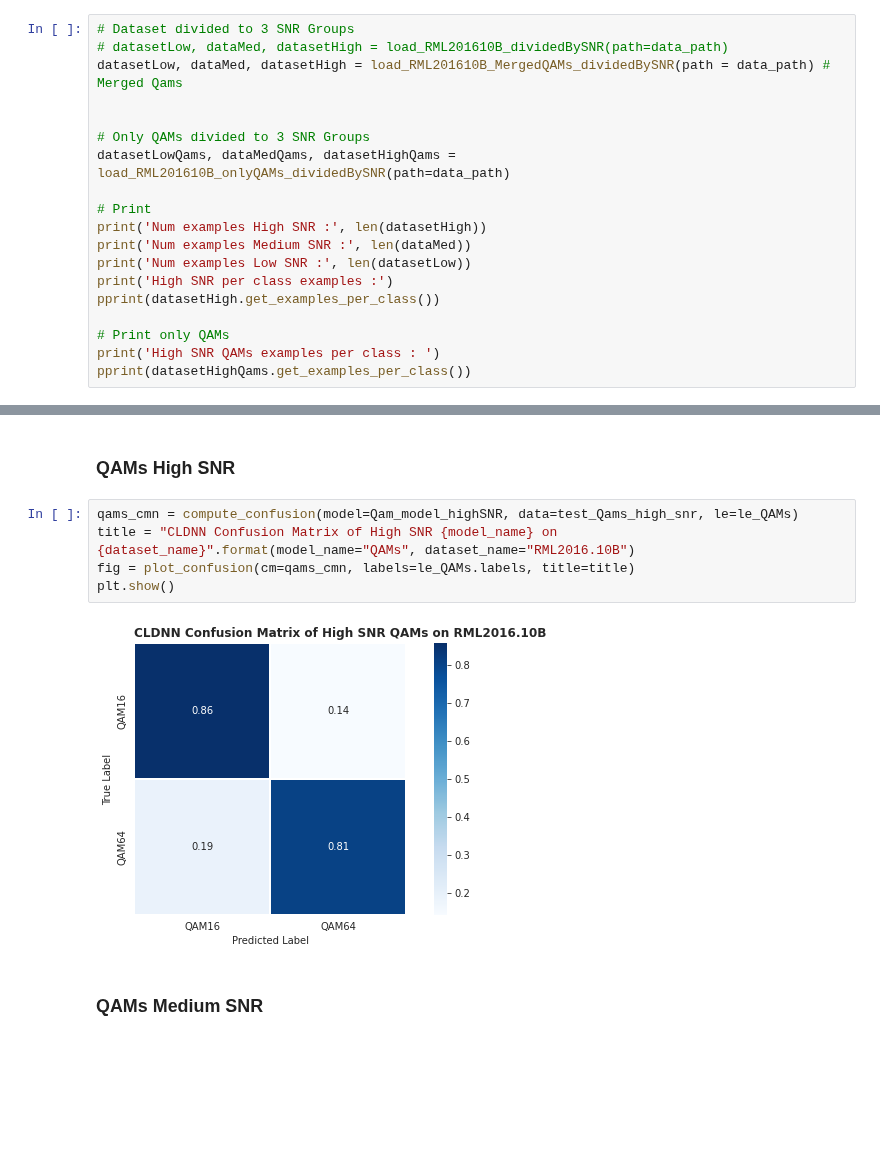
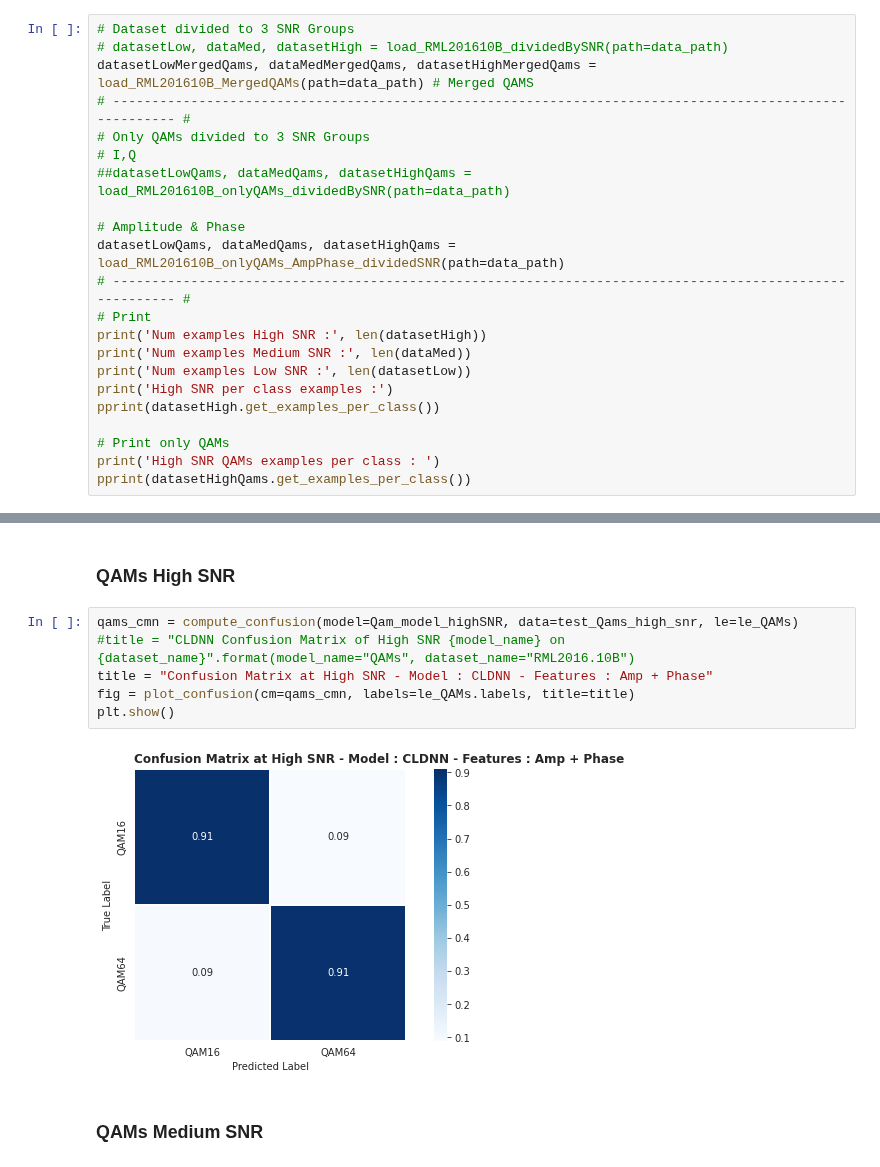
Before and after one commit to YairYarden/DeepCascadingAMC, a Jupyter notebook: Ex1.ipynb, the cells around one changed output, grey strips where cells are left out. Drawn from its saved outputs; the diff is of its cells as text; blank space fills up the shorter version.

```diff
--- a/Ex1.ipynb
+++ b/Ex1.ipynb
@@ -259,12 +119,15 @@ pprint(dataset.get_examples_per_class())
 # %%
 # Dataset divided to 3 SNR Groups
 # datasetLow, dataMed, datasetHigh = load_RML201610B_dividedBySNR(path=data_path)
-datasetLow, dataMed, datasetHigh = load_RML201610B_MergedQAMs_dividedBySNR(path = data_path) # Merged Qams
+datasetLowMergedQams, dataMedMergedQams, datasetHighMergedQams = load_RML201610B_MergedQAMs(path=data_path) # Merged QAMS
+# -------------------------------------------------------------------------------------------------------- #
+# Only QAMs divided to 3 SNR Groups
+# I,Q
+##datasetLowQams, dataMedQams, datasetHighQams = load_RML201610B_onlyQAMs_dividedBySNR(path=data_path)
 
-
-# Only QAMs divided to 3 SNR Groups
-datasetLowQams, dataMedQams, datasetHighQams = load_RML201610B_onlyQAMs_dividedBySNR(path=data_path)
-
+# Amplitude & Phase
+datasetLowQams, dataMedQams, datasetHighQams = load_RML201610B_onlyQAMs_AmpPhase_dividedSNR(path=data_path)
+# -------------------------------------------------------------------------------------------------------- #
 # Print
 print('Num examples High SNR :', len(datasetHigh))
 print('Num examples Medium SNR :', len(dataMed))
@@ -1061,11 +1049,12 @@ plt.show()
 ### QAMs High SNR
 # %%
 qams_cmn = compute_confusion(model=Qam_model_highSNR, data=test_Qams_high_snr, le=le_QAMs)
-title = "CLDNN Confusion Matrix of High SNR {model_name} on {dataset_name}".format(model_name="QAMs", dataset_name="RML2016.10B")
+#title = "CLDNN Confusion Matrix of High SNR {model_name} on {dataset_name}".format(model_name="QAMs", dataset_name="RML2016.10B")
+title = "Confusion Matrix at High SNR - Model : CLDNN - Features : Amp + Phase"
 fig = plot_confusion(cm=qams_cmn, labels=le_QAMs.labels, title=title)
 plt.show()
 # %% [output]
-[figure, old version]
+[figure, new version]
 # %% [markdown]
 ### QAMs Medium SNR
 # %%
```
Also changed, not shown: parts of 32 cells of this notebook.
